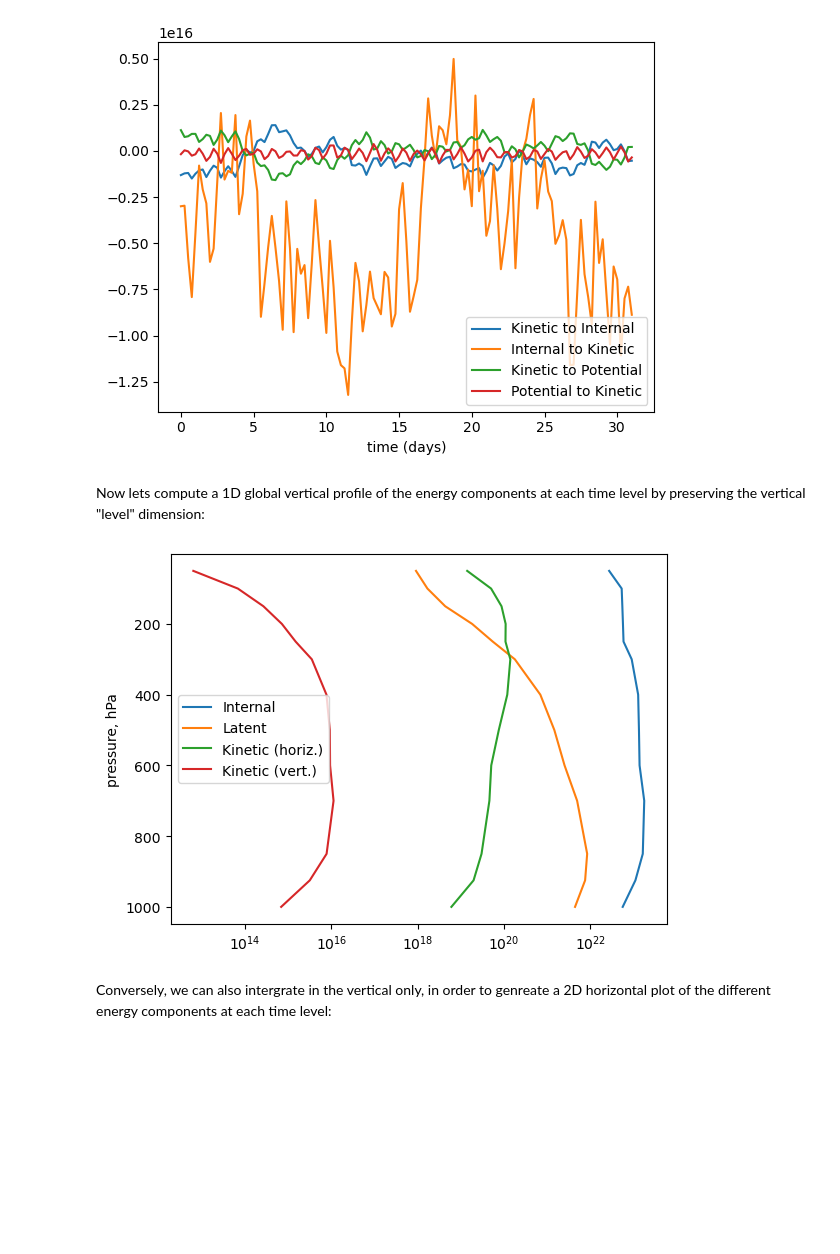
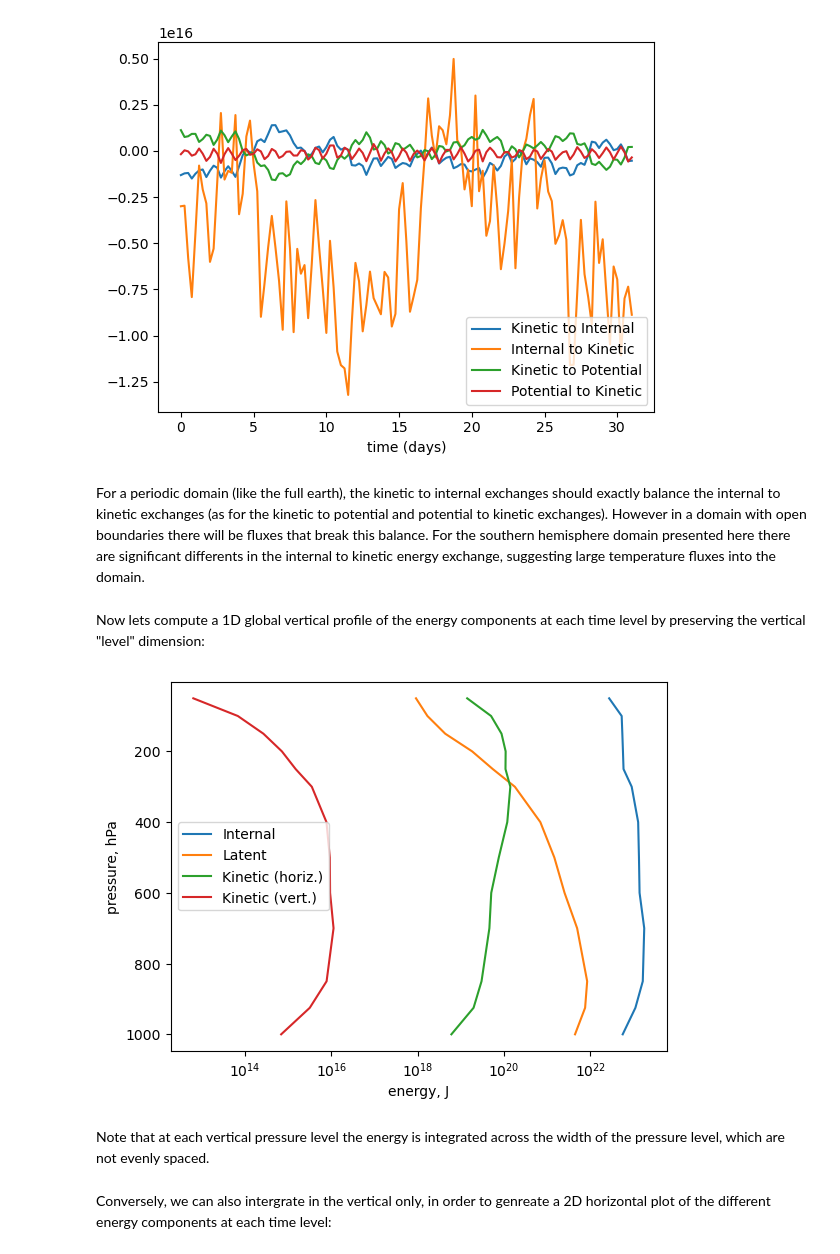
Before and after one commit to davelee2804/scores, a Jupyter notebook: docs/tutorials/Energy_Budgets.ipynb, the cells around one changed output. Drawn from its saved outputs; the diff is of its cells as text; code cells hidden in the pictures; blank space fills up the shorter version.

```diff
--- a/docs/tutorials/Energy_Budgets.ipynb
+++ b/docs/tutorials/Energy_Budgets.ipynb
@@ -85,6 +87,8 @@ plt.xlabel('time (days)')
 plt.show()
 # %% [output]
 [figure]
+# %% [markdown]
+For a periodic domain (like the full earth), the kinetic to internal exchanges should exactly balance the internal to kinetic exchanges (as for the kinetic to potential and potential to kinetic exchanges). However in a domain with open boundaries there will be fluxes that break this balance. For the southern hemisphere domain presented here there are significant differents in the internal to kinetic energy exchange, suggesting large temperature fluxes into the domain.
 # %% [markdown]
 Now lets compute a 1D global vertical profile of the energy components at each time level by preserving the vertical "level" dimension:
 # %%
@@ -92,14 +96,17 @@ E = energy_components(ds, fieldnames, preserve_dims="level")
 # %%
 plt.semilogx(E["Internal"].sel(time=E.time[-1]),E.level)
 plt.semilogx(E["Latent"].sel(time=E.time[-1]),E.level)
 plt.semilogx(E["HorizontalKinetic"].sel(time=E.time[-1]),E.level)
 plt.semilogx(E["VerticalKinetic"].sel(time=E.time[-1]),E.level)
 plt.gca().invert_yaxis()
 plt.legend(['Internal','Latent','Kinetic (horiz.)','Kinetic (vert.)'])
+plt.xlabel('energy, J')
 plt.ylabel('pressure, hPa')
 plt.show()
 # %% [output]
-[figure, old version]
+[figure, new version]
+# %% [markdown]
+Note that at each vertical pressure level the energy is integrated across the width of the pressure level, which are not evenly spaced.
 # %% [markdown]
 Conversely, we can also intergrate in the vertical only, in order to genreate a 2D horizontal plot of the different energy components at each time level:
 # %%
```
Also changed, not shown: parts of 13 cells of this notebook.
